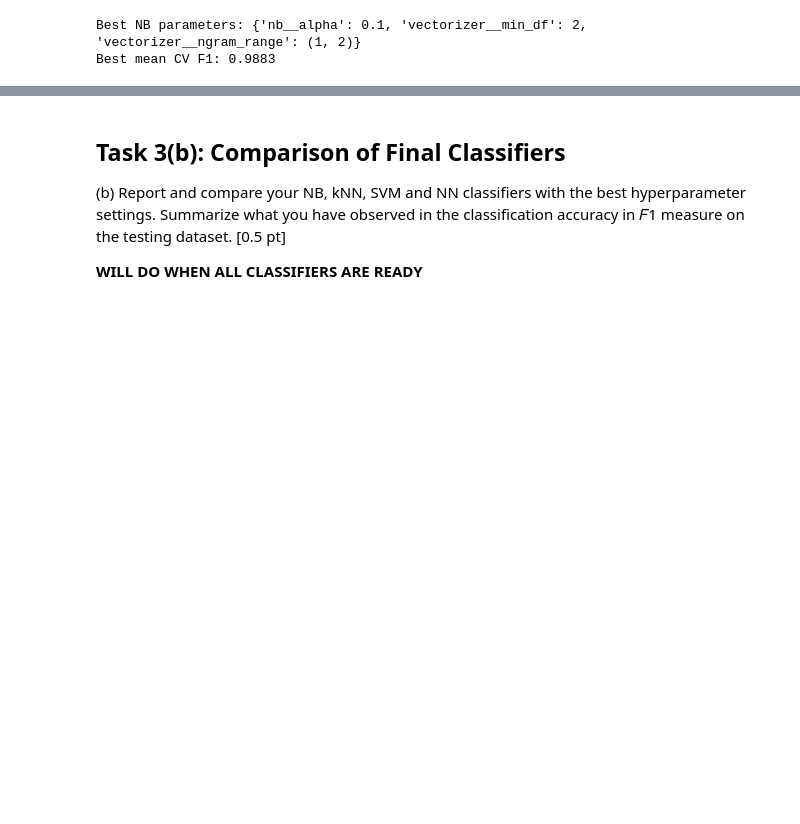
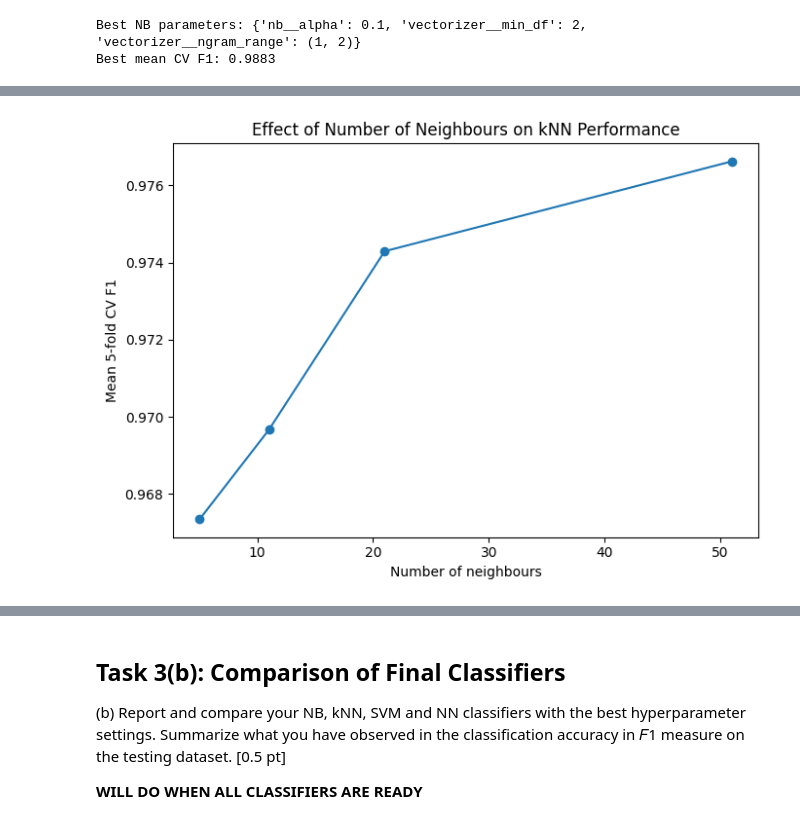
Before and after one commit to WilliamTayNZ/cs361-assignment-3, a Jupyter notebook: A3_Group_27.ipynb, the cells around one changed output, grey strips where cells are left out. Saved outputs shown, nothing was run; the diff lists cells and outputs as text; code cells hidden in the pictures; blank space fills up the shorter version.

```diff
--- a/A3_Group_27.ipynb
+++ b/A3_Group_27.ipynb
@@ -463,0 +658,16 @@ However, the validation scores were close across several settings, so this impro
+# %%
+knn_cv_results_df = pd.DataFrame(knn_grid.cv_results_)
+
+# Show the best-performing hyperparameter combinations
+knn_cv_summary = knn_cv_results_df[
+    [
+        "param_select__k",
+        "param_knn__n_neighbors",
+        "param_knn__metric",
+        "mean_test_score",
+        "std_test_score",
+        "rank_test_score"
+    ]
+].sort_values("rank_test_score")
+
+display(knn_cv_summary.head(10))
@@ -463,0 +686,26 @@ However, the validation scores were close across several settings, so this impro
+# %%
+best_knn_metric = knn_grid.best_params_["knn__metric"]
+best_select_k = knn_grid.best_params_["select__k"]
+
+# Isolate the effect of k by keeping the other hyperparameters fixed at their best values
+knn_k_effect_df = knn_cv_results_df[
+    (knn_cv_results_df["param_knn__metric"] == best_knn_metric) &
+    (knn_cv_results_df["param_select__k"] == best_select_k)
+].copy()
+
+knn_k_effect_df = knn_k_effect_df.sort_values("param_knn__n_neighbors")
+
+plt.figure(figsize=(7, 5))
+plt.plot(
+    knn_k_effect_df["param_knn__n_neighbors"],
+    knn_k_effect_df["mean_test_score"],
+    marker="o"
+)
+
+plt.xlabel("Number of neighbours")
+plt.ylabel("Mean 5-fold CV F1")
+plt.title("Effect of Number of Neighbours on kNN Performance")
+plt.tight_layout()
+plt.show()
+# %% [output]
+[figure, added]
```
Also changed, not shown: parts of 29 cells of this notebook.
